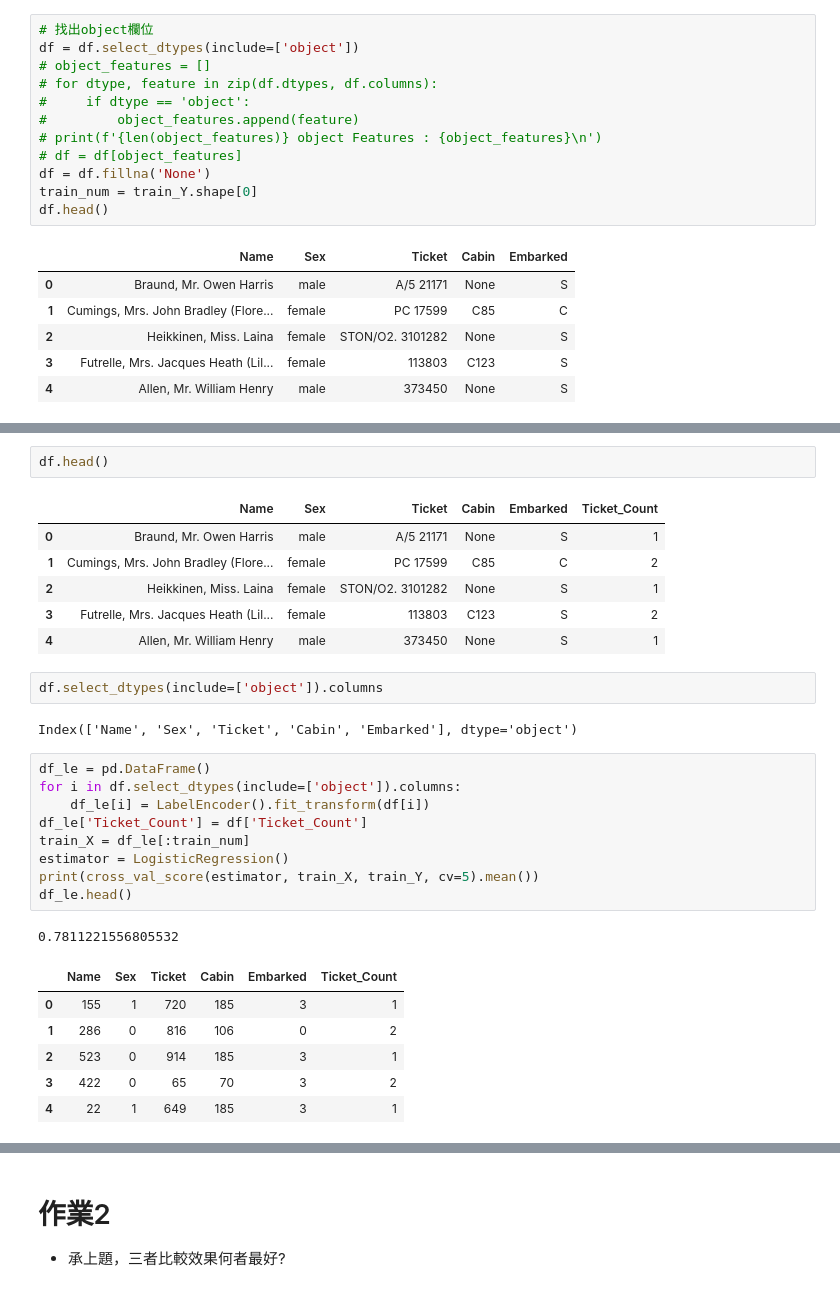
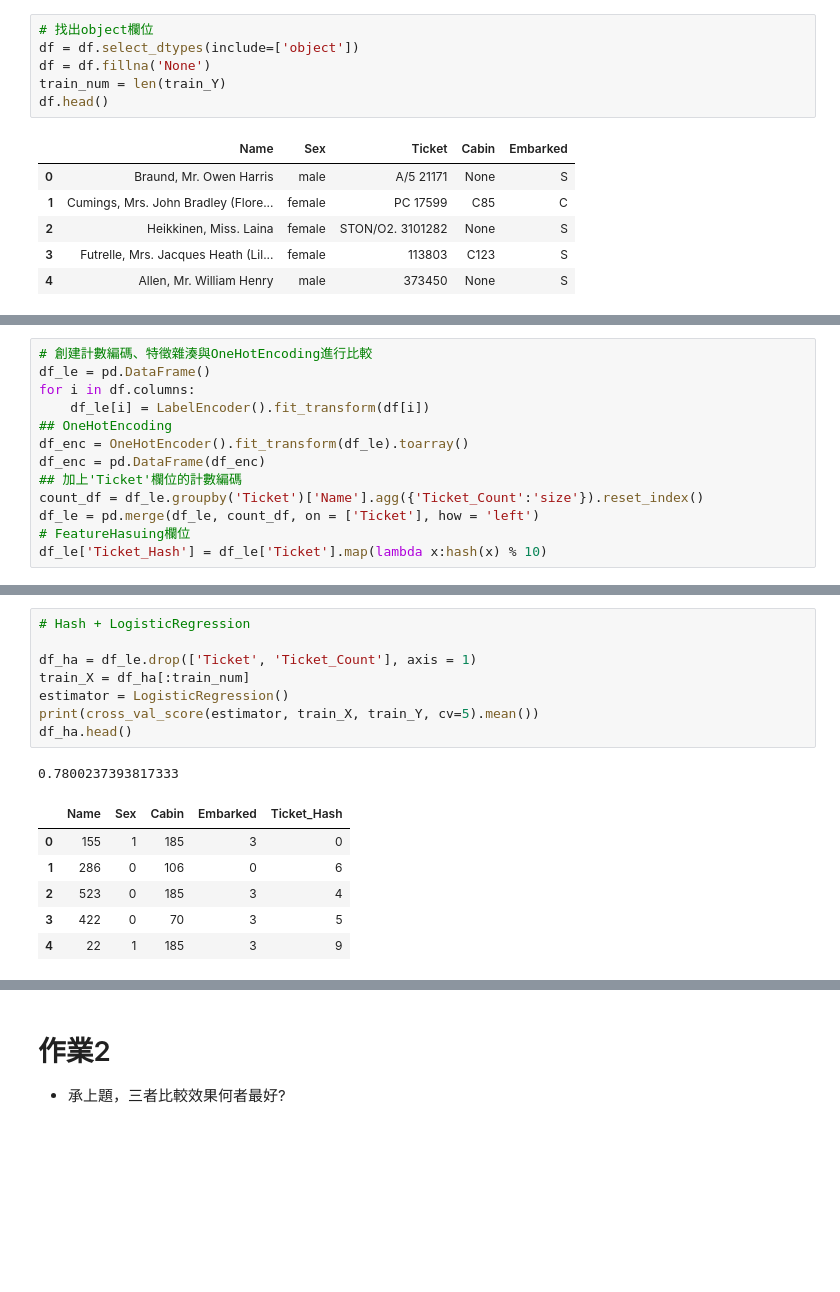
Before and after one commit to tlyu0419/100Day-ML-Marathon, a Jupyter notebook: Day_024_HW.ipynb, the cells around one changed output, grey strips where cells are left out. Saved outputs shown, nothing was run; the diff lists cells and outputs as text; blank space fills up the shorter version.

```diff
--- a/Day_024_HW.ipynb
+++ b/Day_024_HW.ipynb
@@ -31,14 +31,8 @@ df.head()
 # %%
 # 找出object欄位
 df = df.select_dtypes(include=['object'])
-# object_features = []
-# for dtype, feature in zip(df.dtypes, df.columns):
-#     if dtype == 'object':
-#         object_features.append(feature)
-# print(f'{len(object_features)} object Features : {object_features}\n')
-# df = df[object_features]
 df = df.fillna('None')
-train_num = train_Y.shape[0]
+train_num = len(train_Y)
 df.head()
 # %% [output]
 |  | Name | Sex | Ticket | Cabin | Embarked |
@@ -59,0 +44,13 @@ dtype: int64
+# %%
+# 創建計數編碼、特徵雜湊與OneHotEncoding進行比較
+df_le = pd.DataFrame()
+for i in df.columns:
+    df_le[i] = LabelEncoder().fit_transform(df[i])
+## OneHotEncoding
+df_enc = OneHotEncoder().fit_transform(df_le).toarray()
+df_enc = pd.DataFrame(df_enc)
+## 加上'Ticket'欄位的計數編碼
+count_df = df_le.groupby('Ticket')['Name'].agg({'Ticket_Count':'size'}).reset_index()
+df_le = pd.merge(df_le, count_df, on = ['Ticket'], how = 'left')
+# FeatureHasuing欄位
+df_le['Ticket_Hash'] = df_le['Ticket'].map(lambda x:hash(x) % 10)
@@ -97,30 +90,16 @@ is deprecated and will be removed in a future version
-# %%
-df.head()
-# %% [output]
-|  | Name | Sex | Ticket | Cabin | Embarked | Ticket_Count |
-| 0 | Braund, Mr. Owen Harris | male | A/5 21171 | None | S | 1 |
-| 1 | Cumings, Mrs. John Bradley (Flore... | female | PC 17599 | C85 | C | 2 |
-| 2 | Heikkinen, Miss. Laina | female | STON/O2. 3101282 | None | S | 1 |
-| 3 | Futrelle, Mrs. Jacques Heath (Lil... | female | 113803 | C123 | S | 2 |
-| 4 | Allen, Mr. William Henry | male | 373450 | None | S | 1 |
-# %%
-df.select_dtypes(include=['object']).columns
-# %% [output]
-Index(['Name', 'Sex', 'Ticket', 'Cabin', 'Embarked'], dtype='object')
 # %%
-df_le = pd.DataFrame()
-for i in df.select_dtypes(include=['object']).columns:
-    df_le[i] = LabelEncoder().fit_transform(df[i])
-df_le['Ticket_Count'] = df['Ticket_Count']
-train_X = df_le[:train_num]
+# Hash + LogisticRegression
+
+df_ha = df_le.drop(['Ticket', 'Ticket_Count'], axis = 1)
+train_X = df_ha[:train_num]
 estimator = LogisticRegression()
 print(cross_val_score(estimator, train_X, train_Y, cv=5).mean())
-df_le.head()
+df_ha.head()
 # %% [output]
-0.7811221556805532
+0.7800237393817333
-|  | Name | Sex | Ticket | Cabin | Embarked | Ticket_Count |
-| 0 | 155 | 1 | 720 | 185 | 3 | 1 |
-| 1 | 286 | 0 | 816 | 106 | 0 | 2 |
-| 2 | 523 | 0 | 914 | 185 | 3 | 1 |
-| 3 | 422 | 0 | 65 | 70 | 3 | 2 |
-| 4 | 22 | 1 | 649 | 185 | 3 | 1 |
+|  | Name | Sex | Cabin | Embarked | Ticket_Hash |
+| 0 | 155 | 1 | 185 | 3 | 0 |
+| 1 | 286 | 0 | 106 | 0 | 6 |
+| 2 | 523 | 0 | 185 | 3 | 4 |
+| 3 | 422 | 0 | 70 | 3 | 5 |
+| 4 | 22 | 1 | 185 | 3 | 9 |
```
Also changed, not shown: parts of 23 cells of this notebook.
